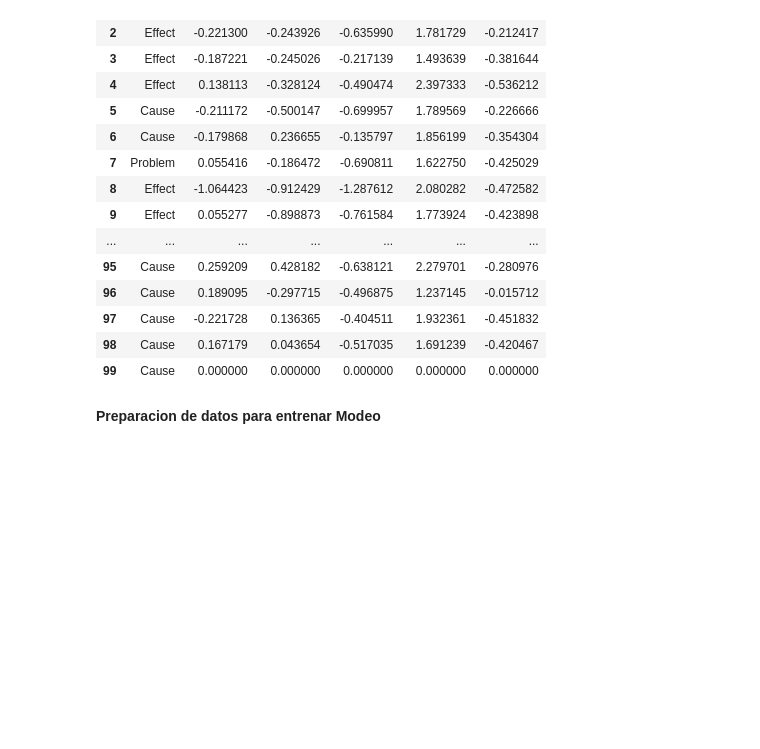
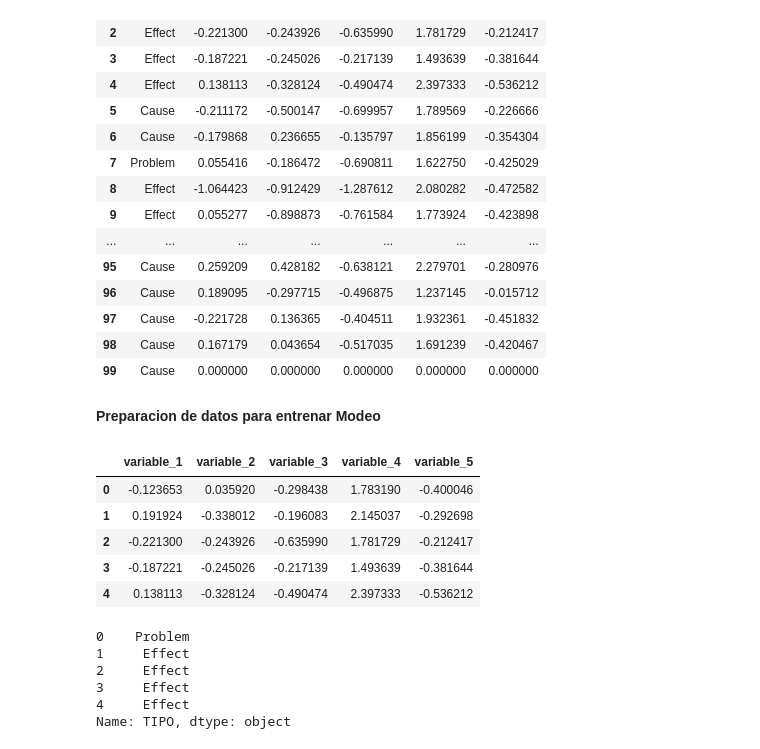
Before and after one commit to abdala9512/nlp-evaluacion-problemas-sociales, a Jupyter notebook: src/notebooks/CBOW_Evaluacion_problemas_sociales_PLN.ipynb, the cells around one changed output. Drawn from its saved outputs; the diff is of its cells as text; code cells hidden in the pictures; blank space fills up the shorter version.

```diff
--- a/src/notebooks/CBOW_Evaluacion_problemas_sociales_PLN.ipynb
+++ b/src/notebooks/CBOW_Evaluacion_problemas_sociales_PLN.ipynb
@@ -311,3 +319,5 @@ df_cbow_final.head(100)
 #df_cbow_final.to_csv("input_leo_cbow_2.csv",sep=",")
 # %% [markdown]
 **Preparacion de datos para entrenar Modeo**
+# %%
+x=df_cbow_final.drop("TIPO",axis=1)
@@ -313,0 +326,18 @@ df_cbow_final.head(100)
+# %%
+x.head()
+# %% [output]
+|  | variable_1 | variable_2 | variable_3 | variable_4 | variable_5 |
+| 0 | -0.123653 | 0.035920 | -0.298438 | 1.783190 | -0.400046 |
+| 1 | 0.191924 | -0.338012 | -0.196083 | 2.145037 | -0.292698 |
+| 2 | -0.221300 | -0.243926 | -0.635990 | 1.781729 | -0.212417 |
+| 3 | -0.187221 | -0.245026 | -0.217139 | 1.493639 | -0.381644 |
+| 4 | 0.138113 | -0.328124 | -0.490474 | 2.397333 | -0.536212 |
+# %%
+y.head()
+# %% [output]
+0    Problem
+1     Effect
+2     Effect
+3     Effect
+4     Effect
+Name: TIPO, dtype: object
```
Also changed, not shown: parts of 29 cells of this notebook.
